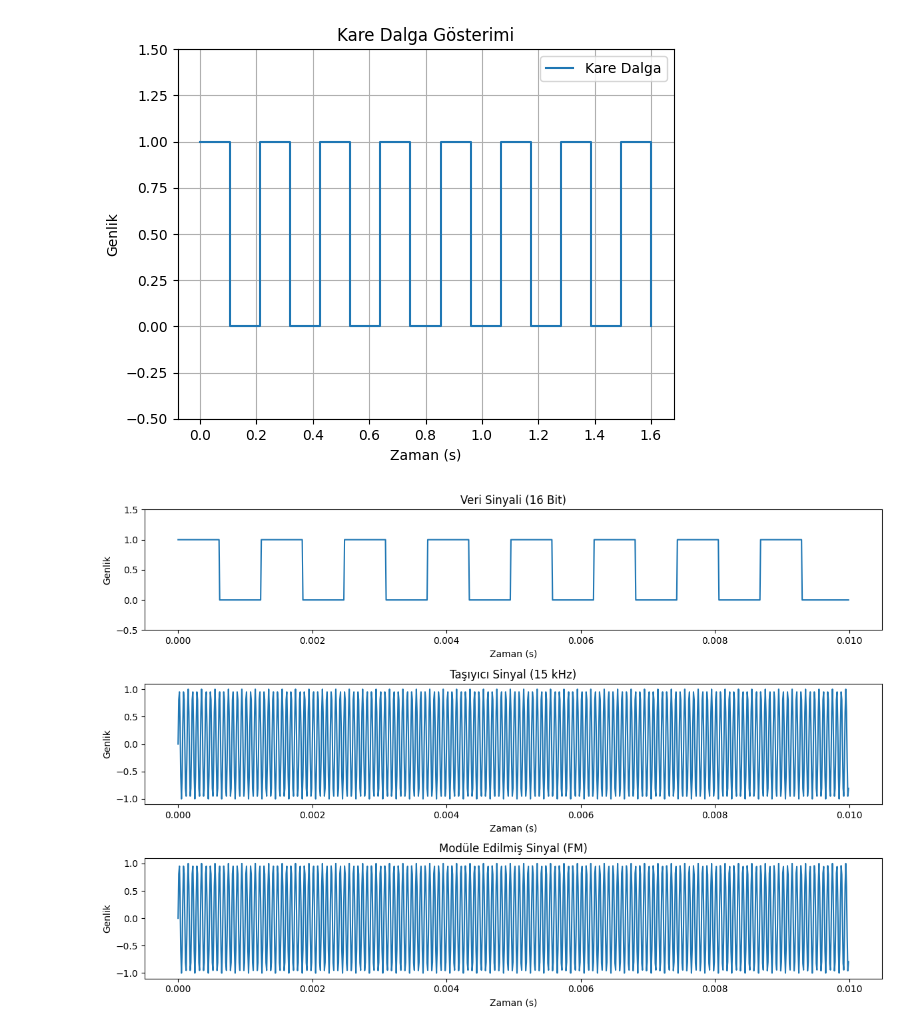
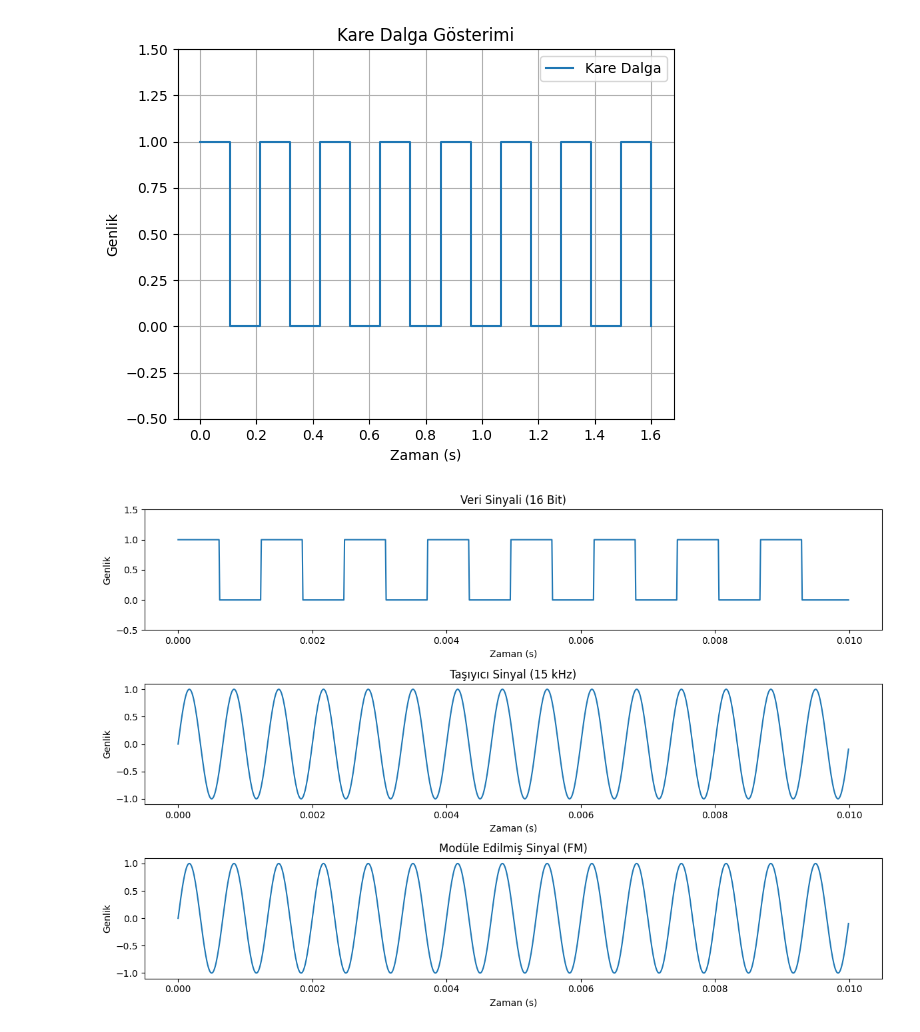
Before and after one commit to OmerFaruk-Celik/AMKS_AUV_ATILAY, a Jupyter notebook: FM.ipynb, the cells around one changed output. Saved outputs shown, nothing was run; the diff lists cells and outputs as text; code cells hidden in the pictures.

```diff
--- a/FM.ipynb
+++ b/FM.ipynb
@@ -115,7 +115,7 @@ import numpy as np
 import matplotlib.pyplot as plt
 
 # Sabitler
-carrier_freq = 15000  # Taşıyıcı frekans 15 kHz
+carrier_freq = 1500  # Taşıyıcı frekans 15 kHz
 sampling_rate = 100000  # Örnekleme frekansı 100 kHz
 duration = 0.01  # Sinyal süresi 10 ms
 mod_index = 5.0  # Modülasyon indeksi (değeri deneyerek ayarlayabilirsiniz)
@@ -136,32 +136,32 @@ if len(data_signal) < len(t):
 # Taşıyıcı sinyal
 carrier = np.sin(2 * np.pi * carrier_freq * t)
 
 # Frekans modülasyonu
-modulated_signal = np.sin(2 * np.pi * carrier_freq * t + mod_index * np.cumsum(data_signal) / sampling_rate)
+modulated_signal = np.sin(2 * np.pi * carrier_freq * t + carrier*t)
 
 # Grafik oluşturma
 plt.figure(figsize=(12, 8))
 
 plt.subplot(3, 1, 1)
 plt.plot(t, data_signal)
 plt.title("Veri Sinyali (16 Bit)")
 plt.xlabel("Zaman (s)")
 plt.ylabel("Genlik")
 plt.ylim(-0.5, 1.5)
 
 plt.subplot(3, 1, 2)
 plt.plot(t, carrier)
 plt.title("Taşıyıcı Sinyal (15 kHz)")
 plt.xlabel("Zaman (s)")
 plt.ylabel("Genlik")
 
 plt.subplot(3, 1, 3)
 plt.plot(t, modulated_signal)
 plt.title("Modüle Edilmiş Sinyal (FM)")
 plt.xlabel("Zaman (s)")
 plt.ylabel("Genlik")
 
 plt.tight_layout()
 plt.show()
 # %% [output]
-[figure, old version]
+[figure, new version]
```
